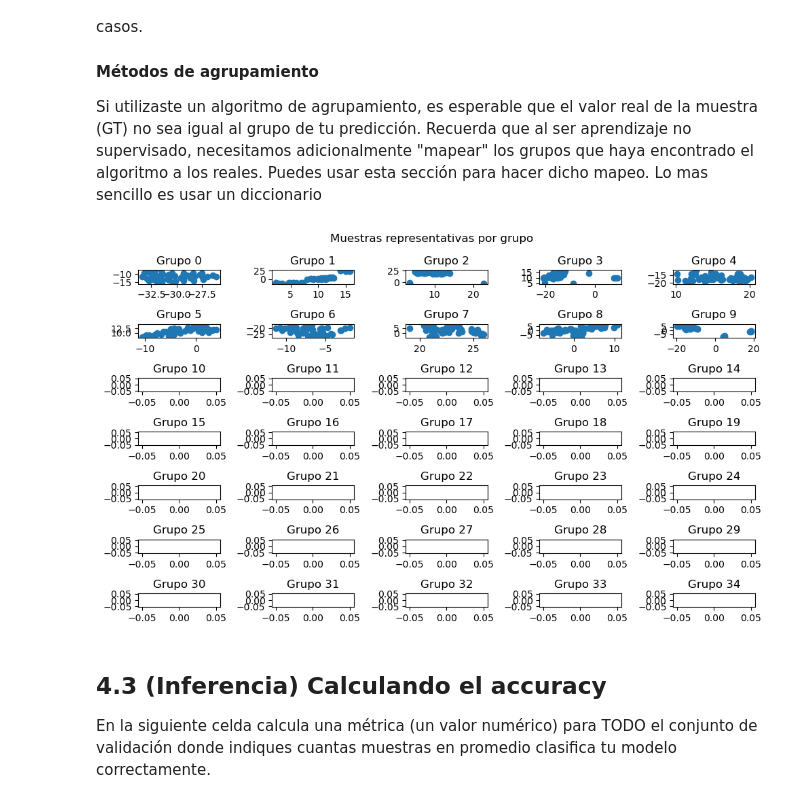
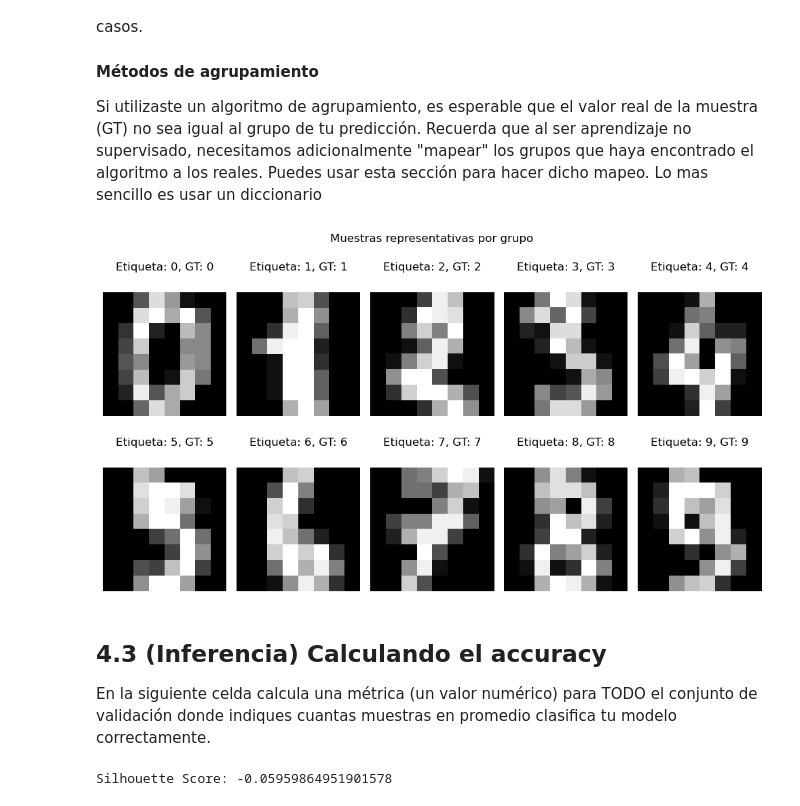
Before and after one commit to jorgeibarra17/SI23_TRIPLEA, a Jupyter notebook: proyecto_1_ML/proyecto_1_ML.ipynb, the cells around one changed output. Cells and saved outputs as stored; diff of their text form; code cells hidden in the pictures.

```diff
--- a/proyecto_1_ML/proyecto_1_ML.ipynb
+++ b/proyecto_1_ML/proyecto_1_ML.ipynb
@@ -159,7 +159,7 @@ def mi_modelo(X, label):
 
     # TODO: Entrena el modelo y regresa el modelo entrenado en los datos de entrenamiento.
     # Entrena tu modelo con los DATOS NORMALIZADOS
-    model = DBSCAN(eps=0.35,min_samples=label).fit(data)
+    model = DBSCAN(eps=1.001, min_samples=label).fit(data)
 
     return model
 
@@ -179,7 +179,8 @@ def mi_inferencia(modelo, X_val):
     # TODO: Utiliza el modelo para predecir valores para los datos de validación
     # Regresa las predicciones de tu modelo para X_val.
     # Aplica inferencia sobre los DATOS NORMALIZADOS
-    preds = dbscan_predict(modelo, data)
+    preds = dbscan_predict(modelo,data,)
+
 
     return preds
 
@@ -244,39 +242,47 @@ Si utilizaste un algoritmo de agrupamiento, es esperable que el valor real de la
 # %%
 # Llamamos a inferencia de su modelo
 # Este método regresará las clases/grupos
 # que haya encontrado para cada punto de validación
 preds = mi_inferencia(modelo, data_val)
 
 # Clases/grupos distintos de predicciones
 group_pred = np.unique(preds)
 n_groups = len(group_pred)
 
 # Graficar
 n_cols = 5
 fig, axes = plt.subplots(n_groups//n_cols, n_cols, figsize=(10,6))  # Puedes cambiar o eliminar esta linea si lo consideras necesario.
 axes = axes.flatten()
 
 # Convertir los axes a lista para poder iterarlos
 # TODO: Muestra una imagen por cada grupo/clase de predicion
 #========== Start =========
-for c, ax in enumerate(axes):
-    indices = np.where(target_val == c)
-    plot_data = reduced_data_val[indices]
-    label = f"Grupo {c}"
-    ax.scatter(plot_data[:,0], plot_data[:,1], label=label)
-    ax.set_title(label)
+for axes, i in zip(axes, group_pred):
+    side = np.sqrt(len(data_train[i])).astype('int')
+    img = data[i].reshape((side, side))
+    axes.matshow(img)
+    axes.axis('off')
+    if i<10:
+        axes.set_title(f"Etiqueta: {i}, GT: {labels[i]}")
+    else:
+        axes.set_title(f"Etiqueta: {i}, GT: {i-10}")
 #========== End ===========
 fig.suptitle("Muestras representativas por grupo")
 plt.tight_layout()
 plt.show()
 # %% [output]
-[figure, old version]
+[figure, new version]
 # %% [markdown]
 ## 4.3 (Inferencia) Calculando el accuracy
 En la siguiente celda calcula una métrica (un valor numérico) para TODO el conjunto de validación donde indiques cuantas muestras en promedio clasifica tu modelo correctamente.
 # %%
 datos = data_val
 etiquetas = target_val
-preddicciones = mi_inferencia(modelo, datos)
+predicciones = mi_inferencia(modelo, datos)
 
 # TODO: Calcula el "accuracy" promedio
+
+score = metrics.silhouette_score(datos, pred)
+print(f"Silhouette Score: {score}")
+# %% [output]
+Silhouette Score: -0.05959864951901578
```
Also changed, not shown: parts of 5 cells of this notebook.
